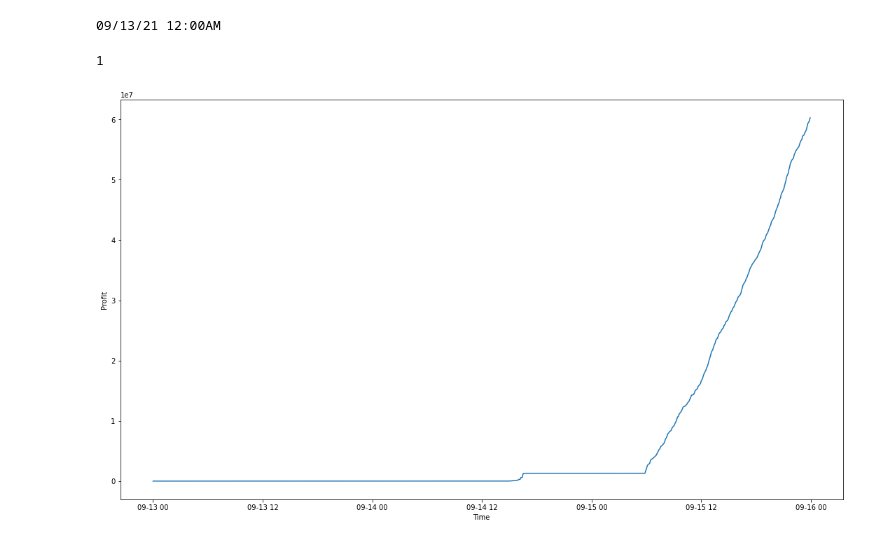
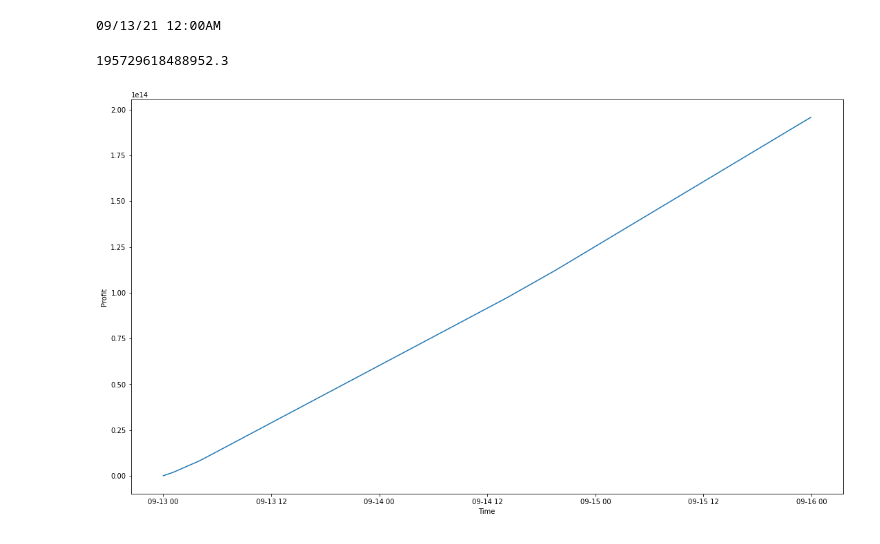
Before and after one commit to thomaswsu/Financial_Trading_Data_Assignement, a Jupyter notebook: data_assignment.ipynb, the cells around one changed output. Cells and saved outputs as stored; diff of their text form; code cells hidden in the pictures.

Commit message:
text and graph output

```diff
--- a/data_assignment.ipynb
+++ b/data_assignment.ipynb
@@ -120,45 +120,61 @@ def buy_or_sell(order_name):
         return("BUY")
     return("SELL")
 # %%
-orders = ["BTC/USD Bid", "BTC/USD Ask", "BTC/EUR Bid", "BTC/EUR Ask", "ETH/BTC Bid", "ETH/BTC Ask", "EUR/USD Bid", "EUR/USD Ask", "ETH/USD Bid", "ETH/USD Ask", "ETH/EUR Bid", "ETH/EUR Ask"]
-
 # Add three pair
 trade_set = [["BTC/USD Ask", "BTC/EUR Bid", "ETH/EUR Ask", "ETH/USD Bid"],
 ["ETH/USD Ask", "ETH/EUR Bid", "BTC/EUR Ask", "BTC/USD Bid"], ["EUR/USD Ask", "ETH/EUR Bid", "ETH/BTC Ask", "BTC/USD Bid"],
 ["BTC/USD Ask", "ETH/BTC Bid", "ETH/EUR Ask", "EUR/USD Bid"],
 ["ETH/USD Ask", "ETH/BTC Bid", "BTC/EUR Ask", "EUR/USD Bid"],
 ["EUR/USD Ask", "BTC/EUR Bid", "ETH/BTC Ask", "ETH/USD Ask"]]
+portfolio_values = []
 
 def new_method():
     portfolio_value = 1
     max_profit = 0
     best_trades = None
+    shares = None
+    outstr = ""
     for t in times:
         for trades in trade_set:
             if len(trades) == 4:
                 end_value = portfolio_value / d[trades[0]][t] * d[trades[1]][t] / d[trades[2]][t] * d[trades[3]][t]
                 profit = end_value - portfolio_value
                 share0 = portfolio_value / d[trades[0]][t]
-                # share1 = begin_value / d[trades[1]][t]
-                # share2 = begin_value / d[trades[2]][t]
-                # share3 = begin_value / d[trades[3]][t]
+                share1 = portfolio_value / d[trades[1]][t]
+                share2 = portfolio_value / d[trades[2]][t]
+                share3 = portfolio_value / d[trades[3]][t]
                 sizes = []
                 for trade in trades:
                     sizes.append(d[trade + " Size"][t])
                 min_flow = min(sizes)
                 profit = (min_flow / share0) * profit
+            elif len(trades) == 3:
+                # Ugh
+                pass
+
             if profit > max_profit:
                 max_profit = profit
                 best_trades = trades
-        portfolio_value += max_profit
+                best_shares = [share0, share1, share2, share3]
 
 
-            elif len(trades) == 3:
-                pass
-    return(portfolio_value)
-print(new_method())
+        if best_trades is None:
+            outstr += str(t.strftime("%m/%d/%y;%I:%M%p")) + ";BUY,;SELL,;$0;0" + '\n'
+        else:
+            # DATE;TIME;BUY,Currency1-QTY,Currency2-QTY;SELL,Currency1-QTY,Currency2-QTY;PROFIT;NET POSITION
+            outstr += str(t.strftime("%m/%d/%y;%I:%M%p")) + ";BUY,{}-{},{}-{};SELL,{}-{},{}-{};{};{}".\
+                format(best_trades[1], best_shares[1], best_trades[3], best_shares[3], best_trades[0], best_shares[0], best_trades[2], best_shares[2], max_profit, 0) + '\n'
+
+        portfolio_value += max_profit
+        portfolio_values.append(portfolio_value)
+    return((portfolio_value, outstr, portfolio_values))
+value, out, y = new_method()
+print(value)
+f = open("output.txt", 'w')
+f.write(out)
+f.close()
 # %% [output]
-1
+195729618488952.3
 # %%
 # Inventory: USD, EUR, BTC, ETH
 # GREEDY
@@ -226,22 +242,18 @@ print(ans)
 print(portfolio_value(end_prices, ans))
 # %%
 import matplotlib.pyplot as plt
-
-y = []
-for item in inventories:
-    y.append(portfolio_value(end_prices, item))
 x = times
 
 plt.plot(x, y)
 # plt.yscale('log')
 plt.xlabel("Time")
 plt.ylabel("Profit")
 fig = plt.gcf()
 fig.set_size_inches(18.5, 10.5)
 fig.savefig("fig.png", dpi = 500)
 plt.show()
 # %% [output]
-[figure, old version]
+[figure, new version]
 # %%
 # '''
 # INVENTORY INDEX:
```
Also changed, not shown: 2 other files.
